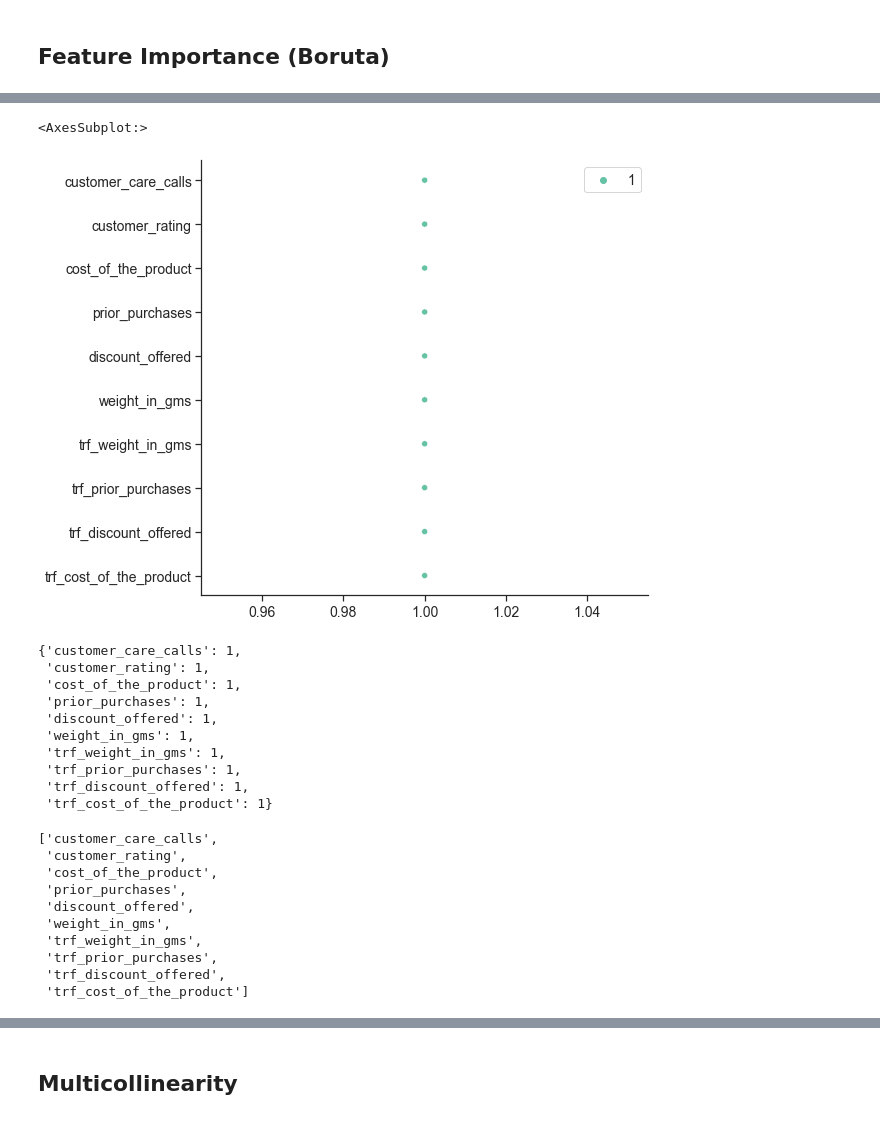
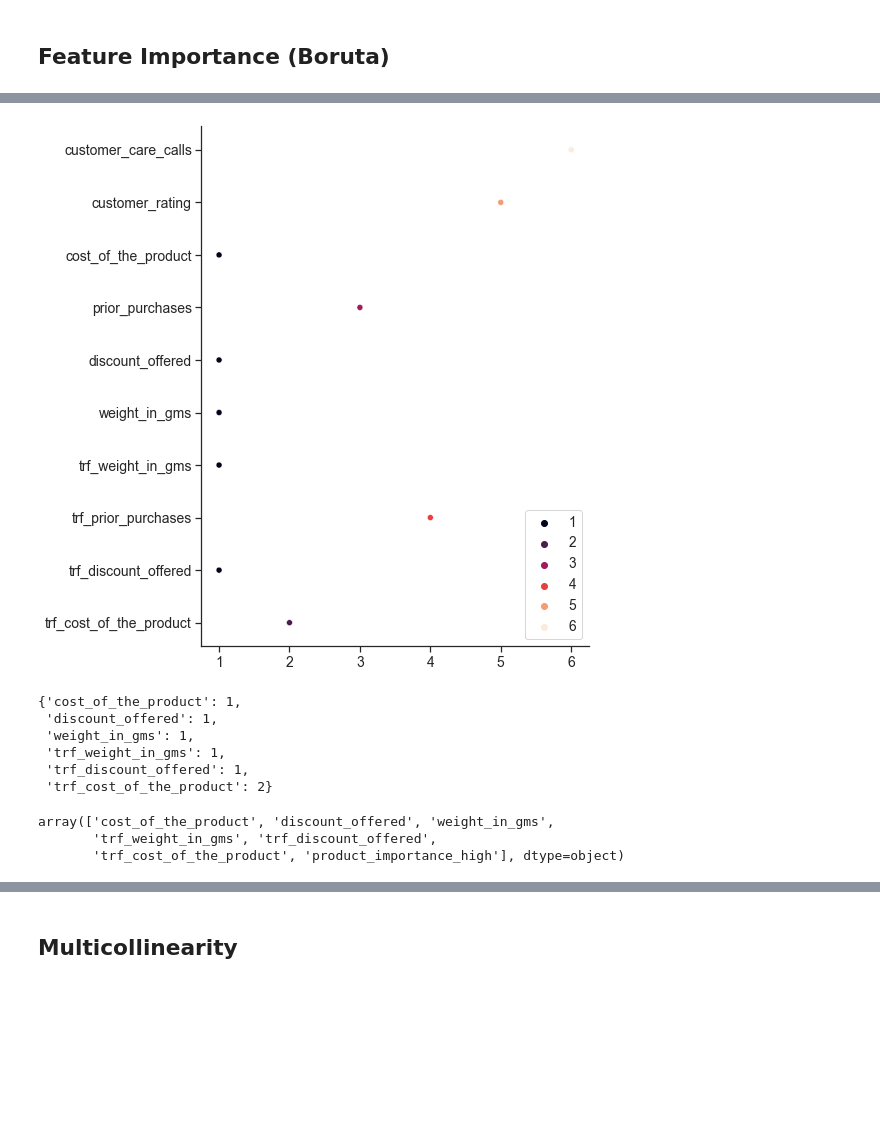
Before and after one commit to fnurrahmadi/data-portfolio, a Jupyter notebook: E-Commerce Shipping Data/project.ipynb, the cells around one changed output, grey strips where cells are left out. Saved outputs shown, nothing was run; the diff lists cells and outputs as text; code cells hidden in the pictures; blank space fills up the shorter version.

```diff
--- a/E-Commerce Shipping Data/project.ipynb
+++ b/E-Commerce Shipping Data/project.ipynb
@@ -1437,6 +1438,6 @@ X.shape, y.shape
 from sklearn.model_selection import train_test_split
 random_state = 42
 stratify = y
-X_train, X_test, y_train, y_test = train_test_split(X.copy(), y.copy(), test_size=0.3, random_state=random_state, stratify=stratify)
+X_train, X_test, y_train, y_test = train_test_split(X.copy(), y.copy(), test_size=0.2, random_state=random_state, stratify=stratify)
 X_test.shape, X_train.shape, y_test.shape, y_train.shape
 # %% [output]
@@ -1666,3 +1665,6 @@ features_cat = filtered_score[0].values
 ## Feature Importance (Boruta)
 # %%
 features_num = [col for col in X_train.columns if col not in np.concatenate((labels,ohe.get_feature_names(onehotcats)))]
+# features = np.concatenate((features_num, features_cat))
+features = features_num
+features
@@ -1670,7 +1683,7 @@ features_num = [col for col in X_train.columns if col not in np.concatenate((lab
 from sklearn.ensemble import RandomForestClassifier
 from boruta import BorutaPy
 
-rf = RandomForestClassifier(n_jobs=-1, class_weight=None , max_depth=5)
+rf = RandomForestClassifier(n_jobs=-1, class_weight='balanced', max_depth=None, random_state=42)
 # rf = RandomForestClassifier(n_jobs=-1)
-rf.fit(X_train[features_num], y_train)
+rf.fit(X_train[features], y_train)
 # %% [output]
@@ -1678,41 +1721,32 @@ RandomForestClassifier(max_depth=5, n_jobs=-1)
 # %%
 brt = BorutaPy(rf, n_estimators='auto', random_state=42)
-brt.fit(np.array(X_train[features_num]), np.array(y_train))
+brt.fit(np.array(X_train[features]), np.array(y_train))
 brt_ranking = brt.ranking_
 # %%
 plt.figure(figsize=(8,8))
-sns.scatterplot(y=[col for col in X_train[features_num].columns.values], x=brt_ranking, hue=brt_ranking)
+sns.scatterplot(y=[col for col in X_train[features].columns.values], x=brt_ranking, hue=brt_ranking, palette='rocket')
+plt.tight_layout()
+plt.show()
 # %% [output]
-<AxesSubplot:>
-[figure, old version]
+[figure, new version]
 # %%
 selected_features = {}
-for i, col in enumerate(X_train[features_num].columns):
-    if brt_ranking[i] <= 1:
+for i, col in enumerate(X_train[features].columns):
+    if brt_ranking[i] <= 2:
         selected_features[col] = brt_ranking[i]
 selected_features
 # %% [output]
-{'customer_care_calls': 1,
- 'customer_rating': 1,
- 'cost_of_the_product': 1,
- 'prior_purchases': 1,
+{'cost_of_the_product': 1,
  'discount_offered': 1,
  'weight_in_gms': 1,
  'trf_weight_in_gms': 1,
- 'trf_prior_purchases': 1,
  'trf_discount_offered': 1,
- 'trf_cost_of_the_product': 1}
+ 'trf_cost_of_the_product': 2}
 # %%
-features_num = [k for k in selected_features.keys()]
-features_num
+features = [k for k in selected_features.keys()]
+features1 = np.concatenate((features,features_cat))
+features1
 # %% [output]
-['customer_care_calls',
- 'customer_rating',
- 'cost_of_the_product',
- 'prior_purchases',
- 'discount_offered',
- 'weight_in_gms',
- 'trf_weight_in_gms',
- 'trf_prior_purchases',
- 'trf_discount_offered',
- 'trf_cost_of_the_product']
+array(['cost_of_the_product', 'discount_offered', 'weight_in_gms',
+       'trf_weight_in_gms', 'trf_discount_offered',
+       'trf_cost_of_the_product', 'product_importance_high'], dtype=object)
```
Also changed, not shown: parts of 68 cells of this notebook, 1 other file.
